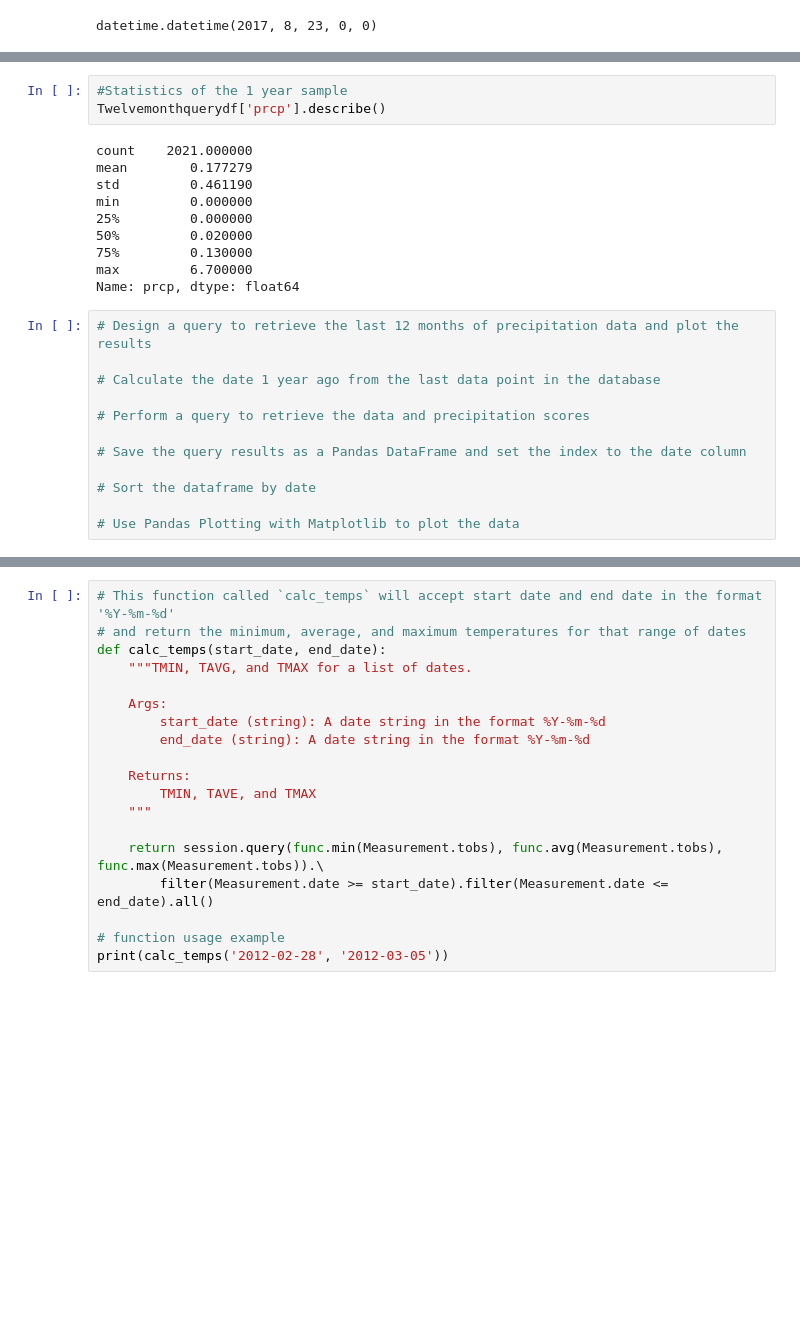
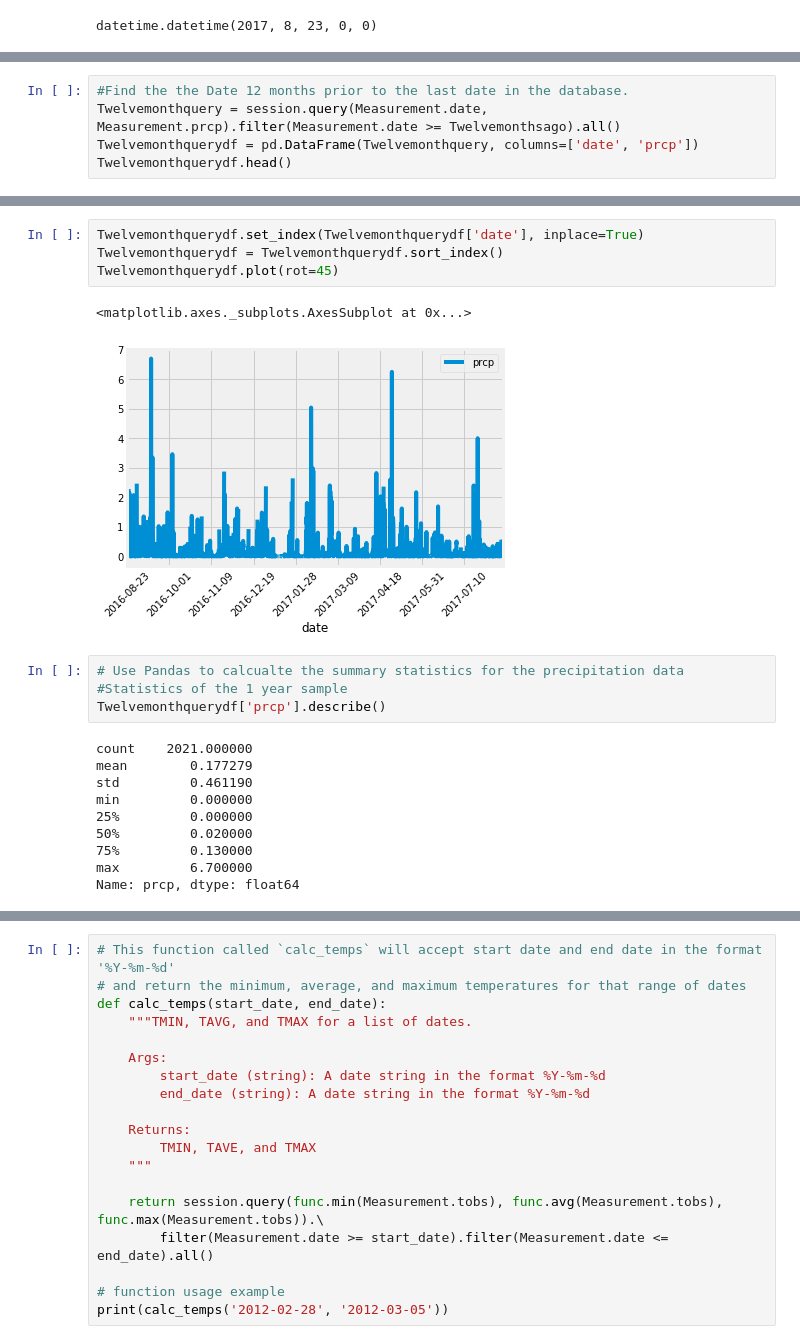
Before and after one commit to Aquanewbie/Brandon-Cornejo-Data-Analytics-HW, a Jupyter notebook: Homework 8/climate_final.ipynb, the cells around one changed output, grey strips where cells are left out. Cells and saved outputs as stored; diff of their text form; blank space fills up the shorter version.

```diff
--- a/Homework 8/climate_final.ipynb
+++ b/Homework 8/climate_final.ipynb
@@ -135,0 +116,5 @@ plt.show()
+# %%
+#Find the the Date 12 months prior to the last date in the database.
+Twelvemonthquery = session.query(Measurement.date, Measurement.prcp).filter(Measurement.date >= Twelvemonthsago).all()
+Twelvemonthquerydf = pd.DataFrame(Twelvemonthquery, columns=['date', 'prcp'])
+Twelvemonthquerydf.head()
@@ -136,4 +128,12 @@ plt.show()
+# %%
+Twelvemonthquerydf.set_index(Twelvemonthquerydf['date'], inplace=True)
+Twelvemonthquerydf = Twelvemonthquerydf.sort_index()
+Twelvemonthquerydf.plot(rot=45)
+# %% [output]
+<matplotlib.axes._subplots.AxesSubplot at 0x...>
+[figure, added]
 # %%
+# Use Pandas to calcualte the summary statistics for the precipitation data
 #Statistics of the 1 year sample
 Twelvemonthquerydf['prcp'].describe()
 # %% [output]
@@ -146,15 +146,3 @@ min         0.000000
 75%         0.130000
 max         6.700000
 Name: prcp, dtype: float64
-# %%
-# Design a query to retrieve the last 12 months of precipitation data and plot the results
-
-# Calculate the date 1 year ago from the last data point in the database
-
-# Perform a query to retrieve the data and precipitation scores
-
-# Save the query results as a Pandas DataFrame and set the index to the date column
-
-# Sort the dataframe by date
-
-# Use Pandas Plotting with Matplotlib to plot the data
```
Also changed, not shown: parts of 20 cells of this notebook, 19 other files.
